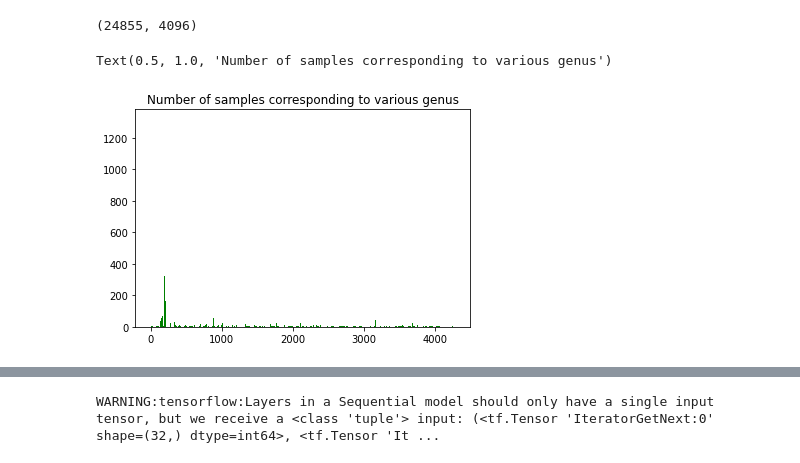
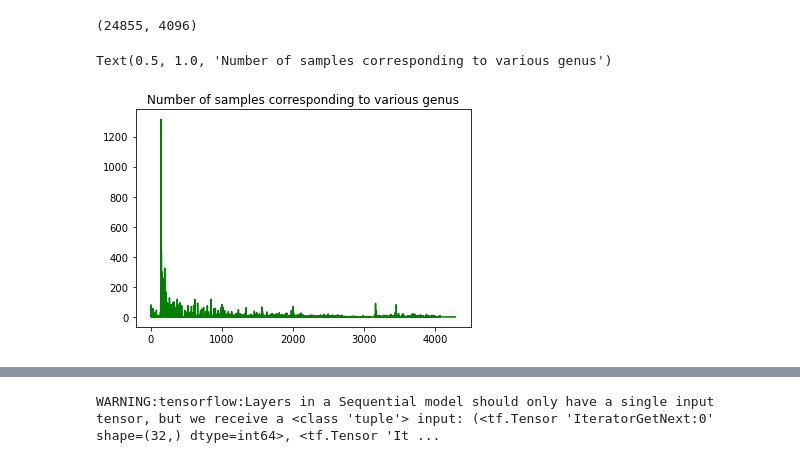
Before and after one commit to Anubhav2017/Genomics_notebooks, a Jupyter notebook: approach_kmer.ipynb, the cells around one changed output, grey strips where cells are left out. Saved outputs shown, nothing was run; the diff lists cells and outputs as text; code cells hidden in the pictures.

```diff
--- a/approach_kmer.ipynb
+++ b/approach_kmer.ipynb
@@ -76,7 +76,7 @@ unique_elems=dict()
 
 all_sequences=[]
 
-for sequence in SeqIO.parse('/content/drive/My Drive/ncbi_16s_18s_merged.fasta', "fasta"):
+for sequence in SeqIO.parse('ncbi_16s_18s_merged.fasta', "fasta"):
     unique_elems[sequence.description.split()[1]]=0
     seq=""
 
@@ -130,7 +146,7 @@ for el in unique_elems.keys():
     i+=1
 
 i=0
-for sequence in SeqIO.parse('/content/drive/My Drive/ncbi_16s_18s_merged.fasta', "fasta"):
+for sequence in SeqIO.parse('ncbi_16s_18s_merged.fasta', "fasta"):
     x_data.append(X[i])
     y_data.append(unique_elems[sequence.description.split()[1]])
     i+=1
@@ -147,11 +163,11 @@ for el in y_data:
 # %%
 import matplotlib.pyplot as plt
 
-plt.bar(class_count.keys(), class_count.values(), color='g')
+plt.plot(list(class_count.keys()), list(class_count.values()), color='g')
 plt.title("Number of samples corresponding to various genus")
 # %% [output]
 Text(0.5, 1.0, 'Number of samples corresponding to various genus')
-[figure, old version]
+[figure, new version]
 # %%
 dominant_classes=([idx for idx, element in enumerate(class_count.values()) if element>50])
 
```
Also changed, not shown: parts of 6 cells of this notebook.
